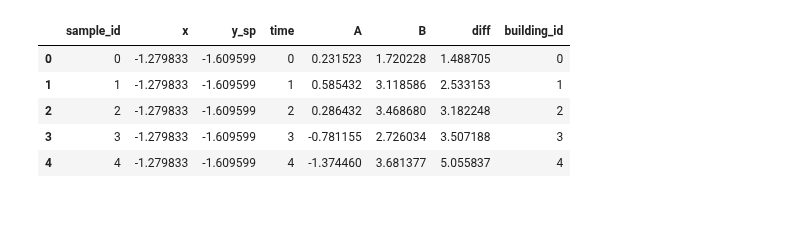
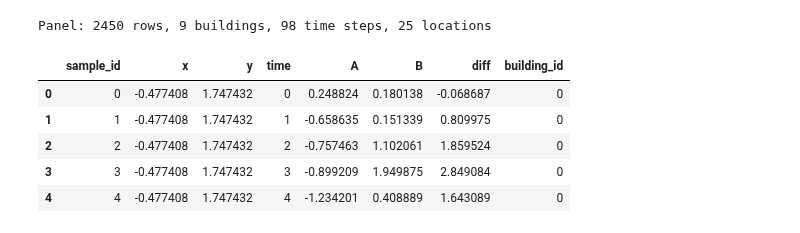
Before and after one commit to NatLabRockies/pyTOST, a Jupyter notebook: pyTOST/data_gen/optimize_spatiotemporal_params.ipynb, the cells around one changed output. Drawn from its saved outputs; the diff is of its cells as text; code cells hidden in the pictures.

Commit message:
reconstruct: import pyTOSTv0.15.zip

```diff
--- a/pyTOST/data_gen/optimize_spatiotemporal_params.ipynb
+++ b/pyTOST/data_gen/optimize_spatiotemporal_params.ipynb
@@ -80,0 +349,6 @@ Spatiotemporal: (0.3151324811126705, 1.3477037970927297)
+# %%
+out_path = "./best_spatiotemporal_params_v2.json"
+
+# Save the validated result (or best search result if validation was skipped)
+save_result = validated if best.ok_pattern else best
+save_best(save_result, out_path)
@@ -128,0 +386,5 @@ panel_kwargs
+# %%
+# Quick-check: reload and display the saved payload
+with open(out_path, "r") as f:
+    saved = json.load(f)
+pprint(saved)
@@ -129,41 +414,39 @@ panel_kwargs
 # %%
-import inspect
-import pandas as pd
-
 from pyTOST.engines.iid_tost import IIDTOST
 from pyTOST.engines.cluster_tost import ClusterTOST
 from pyTOST.engines.spatial_tost import SpatialTOST
-from pyTOST.engines.spatiotemporal_tost import SpatioTemporalTOST
-from pyTOST.data_gen import synthetic_tost_data
+from pyTOST.engines.spatiotemporal_tost import SpatioTemporalTOST, SpatioTemporalConfig
 
-# Rebuild a dataset using the best params and report results at Δ in {1,3,5}
-params_all = dict(best.params)
+# Rebuild dataset
+eval_seed = save_result.params.get("_eval_seed", SEED + 1000)
+gen_kw = dict(generator_kwargs)
+gen_kw["seed"] = eval_seed
 
-# Split generator kwargs (exact signature match) vs panel-construction kwargs.
-gen_sig = inspect.signature(synthetic_tost_data.generate_spatiotemporal)
-gen_allowed = set(gen_sig.parameters.keys())
-gen_kwargs = {k: v for k, v in params_all.items() if k in gen_allowed}
-panel_kwargs = {k: v for k, v in params_all.items() if k not in gen_allowed}
+df_long, meta = synthetic_tost_data.generate_spatiotemporal(**gen_kw)
 
-n_buildings = int(panel_kwargs.get("n_buildings", 10))
-
-df_long, meta = synthetic_tost_data.generate_spatiotemporal(**gen_kwargs)
-
-# Build the paired-difference panel used by the engines in this demo.
+# Build diff panel
+n_buildings = int(panel_kwargs.get("n_buildings", 7))
 wide = df_long.pivot(index="sample_id", columns="arm", values="y").reset_index()
 meta2 = df_long[df_long["arm"] == "A"][["sample_id", "x", "y_sp", "t"]].copy()
 meta2 = meta2.merge(wide, on="sample_id")
+df = meta2.rename(columns={"t": "time", "y_sp": "y"}).copy()
+df["diff"] = df["B"] - df["A"]
 
-# Standardize column names expected by engines
-df = meta2.rename(columns={"t": "time"}).copy()
-df["diff"] = df["B"] - df["A"]
-df["building_id"] = df["sample_id"].astype(int) % n_buildings
+# Group contiguous spatial locations into buildings (must match optimizer convention)
+n_time_vals = df["time"].nunique()
+spatial_loc = df["sample_id"].values // max(n_time_vals, 1)
+n_unique_locs = int(spatial_loc.max()) + 1
+locs_per_bldg = max(1, n_unique_locs // max(n_buildings, 1))
+df["building_id"] = np.clip(spatial_loc // locs_per_bldg, 0, max(n_buildings - 1, 0)).astype(int)
 
+print(f"Panel: {len(df)} rows, {df['building_id'].nunique()} buildings, "
+      f"{df['time'].nunique()} time steps, {len(df) // df['time'].nunique()} locations")
 df.head()
 # %% [output]
+Panel: 2450 rows, 9 buildings, 98 time steps, 25 locations
-|  | sample_id | x | y_sp | time | A | B | diff | building_id |
-| 0 | 0 | -1.279833 | -1.609599 | 0 | 0.231523 | 1.720228 | 1.488705 | 0 |
-| 1 | 1 | -1.279833 | -1.609599 | 1 | 0.585432 | 3.118586 | 2.533153 | 1 |
-| 2 | 2 | -1.279833 | -1.609599 | 2 | 0.286432 | 3.468680 | 3.182248 | 2 |
-| 3 | 3 | -1.279833 | -1.609599 | 3 | -0.781155 | 2.726034 | 3.507188 | 3 |
-| 4 | 4 | -1.279833 | -1.609599 | 4 | -1.374460 | 3.681377 | 5.055837 | 4 |
+|  | sample_id | x | y | time | A | B | diff | building_id |
+| 0 | 0 | -0.477408 | 1.747432 | 0 | 0.248824 | 0.180138 | -0.068687 | 0 |
+| 1 | 1 | -0.477408 | 1.747432 | 1 | -0.658635 | 0.151339 | 0.809975 | 0 |
+| 2 | 2 | -0.477408 | 1.747432 | 2 | -0.757463 | 1.102061 | 1.859524 | 0 |
+| 3 | 3 | -0.477408 | 1.747432 | 3 | -0.899209 | 1.949875 | 2.849084 | 0 |
+| 4 | 4 | -0.477408 | 1.747432 | 4 | -1.234201 | 0.408889 | 1.643089 | 0 |
```
Also changed, not shown: parts of 31 cells of this notebook, 8 other files.
